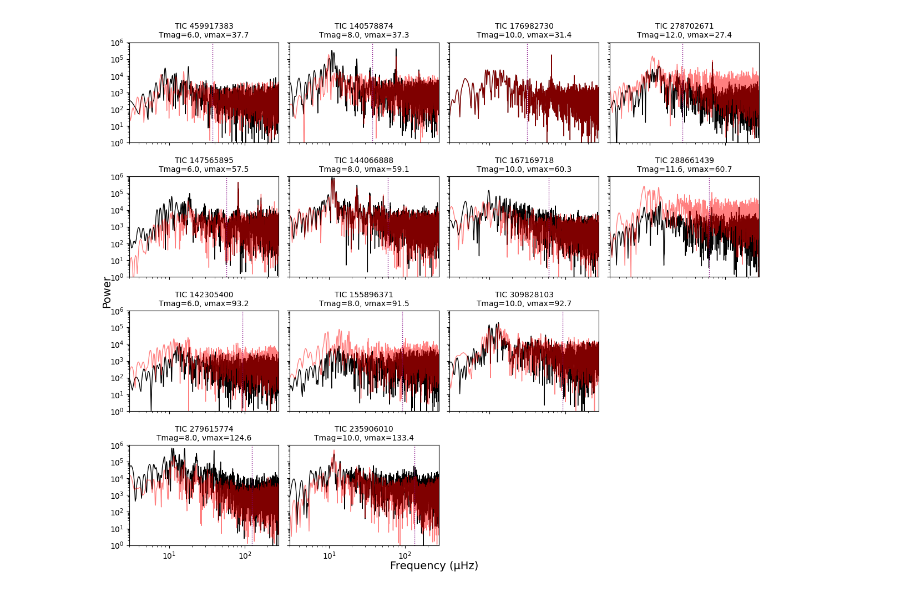
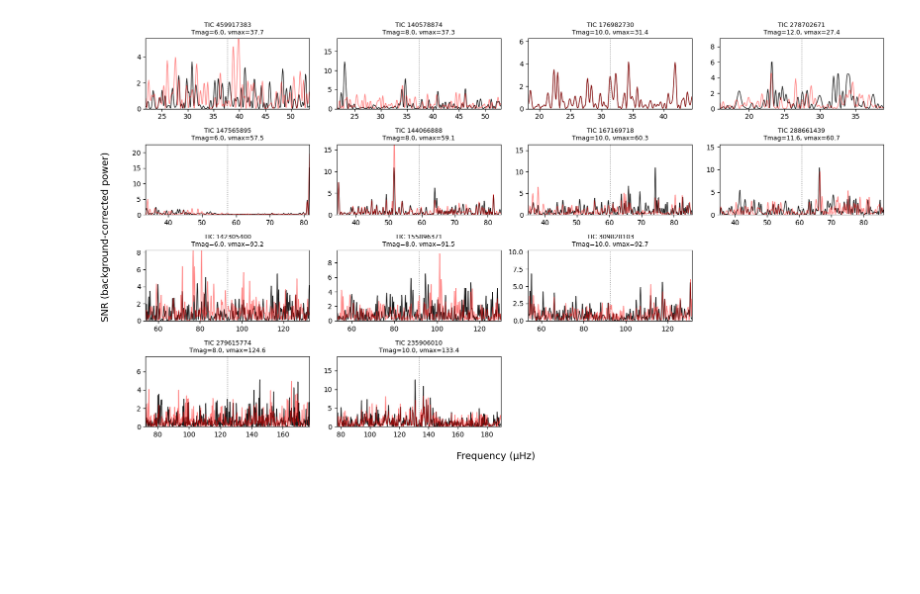
Before and after one commit to noahjdowning/pixel-perfect, a Jupyter notebook: seismic_test.ipynb, the cells around one changed output. Cells and saved outputs as stored; diff of their text form; code cells hidden in the pictures; blank space fills up the shorter version.

```diff
--- a/seismic_test.ipynb
+++ b/seismic_test.ipynb
@@ -56,5 +17,0 @@ snr_cls, snr_3x3 = [], []
-# %%
-i = 12
-tic = tics[i]
-numax = numaxes[i]
-e_numax = e_numaxes[i]
@@ -63,0 +18,3 @@ e_numax = e_numaxes[i]
+# %%
+subset = pd.read_csv('hon_catalog_subset.csv')
+subset
@@ -155,6 +120,0 @@ lclc_3x3 = txt_to_LC(lc_3x3)
-# %%
-lclc_cls_hp = HighPassFilter(lclc_cls, highpass_filter = 2, method = 'Flatten', normalize = True)
-lclc_3x3_hp = HighPassFilter(lclc_3x3, highpass_filter = 2, method = 'Flatten', normalize = True)
-
-psd_cls = PSD(lclc_cls_hp, sector = None, numax_est = numax, min_freq = 3, max_freq = 0.5*1e6*(1/1800), oversample = 5)
-psd_3x3 = PSD(lclc_3x3_hp, sector = None, numax_est = numax, min_freq = 3, max_freq = 0.5*1e6*(1/1800), oversample = 5)
@@ -340,8 +291,6 @@ df
 # %%
-
 import matplotlib.pyplot as plt
-import numpy as np
-import pandas as pd
+from scipy.signal import find_peaks
 
 # --- Define numax bins manually (edges can be tuned as needed)
 bins = [0, 45, 75, 105, 150]  # Rough boundaries for 30, 60, 90, 120 μHz
@@ -356,65 +305,90 @@ for label in labels:
 
 # --- Define grid shape (4x4)
 nrows, ncols = 4, 4
-fig, axes = plt.subplots(nrows, ncols, figsize=(12, 10), sharex=True, sharey=True)
+fig, axes = plt.subplots(nrows, ncols, figsize=(16, 9), sharex=False, sharey=False)
 
-# --- Optional: define empty positions for rows with fewer stars
-# Row 3 → 3 stars (one empty)
-# Row 4 → 2 stars (two empty)
+# --- Empty slots for incomplete rows
 empty_indices = [(2, 3), (3, 2), (3, 3)]
 
-# --- Loop over grid positions
 for r in range(nrows):
     for c in range(ncols):
         ax = axes[r, c]
-
-        # Skip predefined empty slots
         if (r, c) in empty_indices:
             ax.axis('off')
             continue
 
-        # Get star for this position if available
         try:
             row = binned_rows[r].iloc[c]
         except (IndexError, KeyError):
             ax.axis('off')
             continue
 
-        tic = row['TIC']
+        tic = int(row['TIC'])
         numax = row['numax']
         tmag = row['Tmag']
+        directory = f'pipeline_outputs/TIC{tic}/'
 
-        directory = f'pipeline_outputs/TIC{int(tic)}/'
-        lc_cls = pd.read_csv(f'{directory}corrected_lc_adaptive1.csv')
-        lc_3x3 = pd.read_csv(f'{directory}corrected_lc_3x3.csv')
+        try:
+            lc_cls = pd.read_csv(f'{directory}corrected_lc_adaptive1.csv')
+            lc_3x3 = pd.read_csv(f'{directory}corrected_lc_3x3.csv')
+        except FileNotFoundError:
+            ax.axis('off')
+            continue
 
-        # --- Build PSD (assuming you already defined these functions)
+        # --- Build PSDs
         lclc_cls = txt_to_LC(lc_cls)
         lclc_cls_hp = HighPassFilter(lclc_cls, highpass_filter=2, method='Flatten', normalize=True)
         psd_cls = PSD(lclc_cls_hp, sector=None, numax_est=numax,
                       min_freq=3, max_freq=0.5*1e6*(1/1800), oversample=5)
+
         lclc_3x3 = txt_to_LC(lc_3x3)
         lclc_3x3_hp = HighPassFilter(lclc_3x3, highpass_filter=2, method='Flatten', normalize=True)
         psd_3x3 = PSD(lclc_3x3_hp, sector=None, numax_est=numax,
                       min_freq=3, max_freq=0.5*1e6*(1/1800), oversample=5)
 
-        freq1 = psd_cls.frequency.value
-        power1 = psd_cls.power.value
-        freq2 = psd_3x3.frequency.value
-        power2 = psd_3x3.power.value
+        # --- Background correction
+        linbg_cls, ps_mask_cls = get_linear_bg(psd_cls.frequency.value, psd_cls.power.value, numax, sm=2)
+        psd_bgcorr_cls = psd_cls.power.value / linbg_cls
+        mask_cls = (psd_cls.frequency.value >= ps_mask_cls[0]) & (psd_cls.frequency.value <= ps_mask_cls[1])
 
-        ax.loglog(freq1, power1, color='k', lw=1)
-        ax.loglog(freq2, power2, color='r', lw=1, alpha=0.5)
-        ax.set_title(f"TIC {int(tic)}\nTmag={tmag:.1f}, νmax={numax:.1f}", fontsize=10)
-        ax.set_ylim(1e0, 1e6)
-        ax.set_xlim(3e0, 0.5*1e6*(1/1800))
-        ax.axvline(numax, c='purple', lw=1., ls=':')
+        linbg_3x3, ps_mask_3x3 = get_linear_bg(psd_3x3.frequency.value, psd_3x3.power.value, numax, sm=2)
+        psd_bgcorr_3x3 = psd_3x3.power.value / linbg_3x3
+        mask_3x3 = (psd_3x3.frequency.value >= ps_mask_3x3[0]) & (psd_3x3.frequency.value <= ps_mask_3x3[1])
 
-# --- Label axes
+        # --- Plot background-corrected PSDs (SNR)
+        ax.plot(psd_cls.frequency.value[mask_cls], psd_bgcorr_cls[mask_cls],
+                c='k', lw=1, alpha=0.9, label='Adaptive')
+        ax.plot(psd_3x3.frequency.value[mask_3x3], psd_bgcorr_3x3[mask_3x3],
+                c='r', lw=1, alpha=0.5, label='3×3')
+
+        # --- Find and mark largest peaks
+        #peaks_cls, _ = find_peaks(psd_bgcorr_cls[mask_cls])
+        #if len(peaks_cls) > 0:
+        #    idx_cls = np.argmax(psd_bgcorr_cls[mask_cls][peaks_cls])
+        #    peak_freq_cls = psd_cls.frequency.value[mask_cls][peaks_cls][idx_cls]
+        #    peak_val_cls = psd_bgcorr_cls[mask_cls][peaks_cls][idx_cls]
+        #    ax.scatter(peak_freq_cls, peak_val_cls, c='mediumpurple', zorder=10, s=20)
+
+        #peaks_3x3, _ = find_peaks(psd_bgcorr_3x3[mask_3x3])
+        #if len(peaks_3x3) > 0:
+        #    idx_3x3 = np.argmax(psd_bgcorr_3x3[mask_3x3])
+        #    peak_freq_3x3 = psd_3x3.frequency.value[mask_3x3][peaks_3x3][idx_3x3]
+        #    peak_val_3x3 = psd_bgcorr_3x3[mask_3x3][peaks_3x3][idx_3x3]
+        #    ax.scatter(peak_freq_3x3, peak_val_3x3, c='mediumpurple', zorder=10, s=20)
+
+        # --- νmax line
+        ax.axvline(numax, c='gray', ls=':', lw=1)
+
+        # --- Labels
+        ax.set_title(f"TIC {tic}\nTmag={tmag:.1f}, νmax={numax:.1f}", fontsize=9)
+        ax.set_xlim(ps_mask_cls[0], ps_mask_cls[1])
+        ax.set_ylim(0, np.nanmax(psd_bgcorr_cls[mask_cls]) * 1.5)
+
+# --- Axis labels and layout
 fig.text(0.5, 0.00, 'Frequency (µHz)', ha='center', fontsize=14)
-fig.text(0.00, 0.5, 'Power', va='center', rotation='vertical', fontsize=14)
-
-fig.tight_layout()
+fig.text(0.00, 0.5, 'SNR (background-corrected power)', va='center', rotation='vertical', fontsize=14)
+fig.tight_layout(rect=[0.03, 0.03, 1, 1])
+plt.savefig('reproduce_fig19_bgcorr.png', dpi=300)
 plt.show()
 # %% [output]
-[figure, old version]
+[figure, new version]
```
Also changed, not shown: parts of 14 cells of this notebook.
